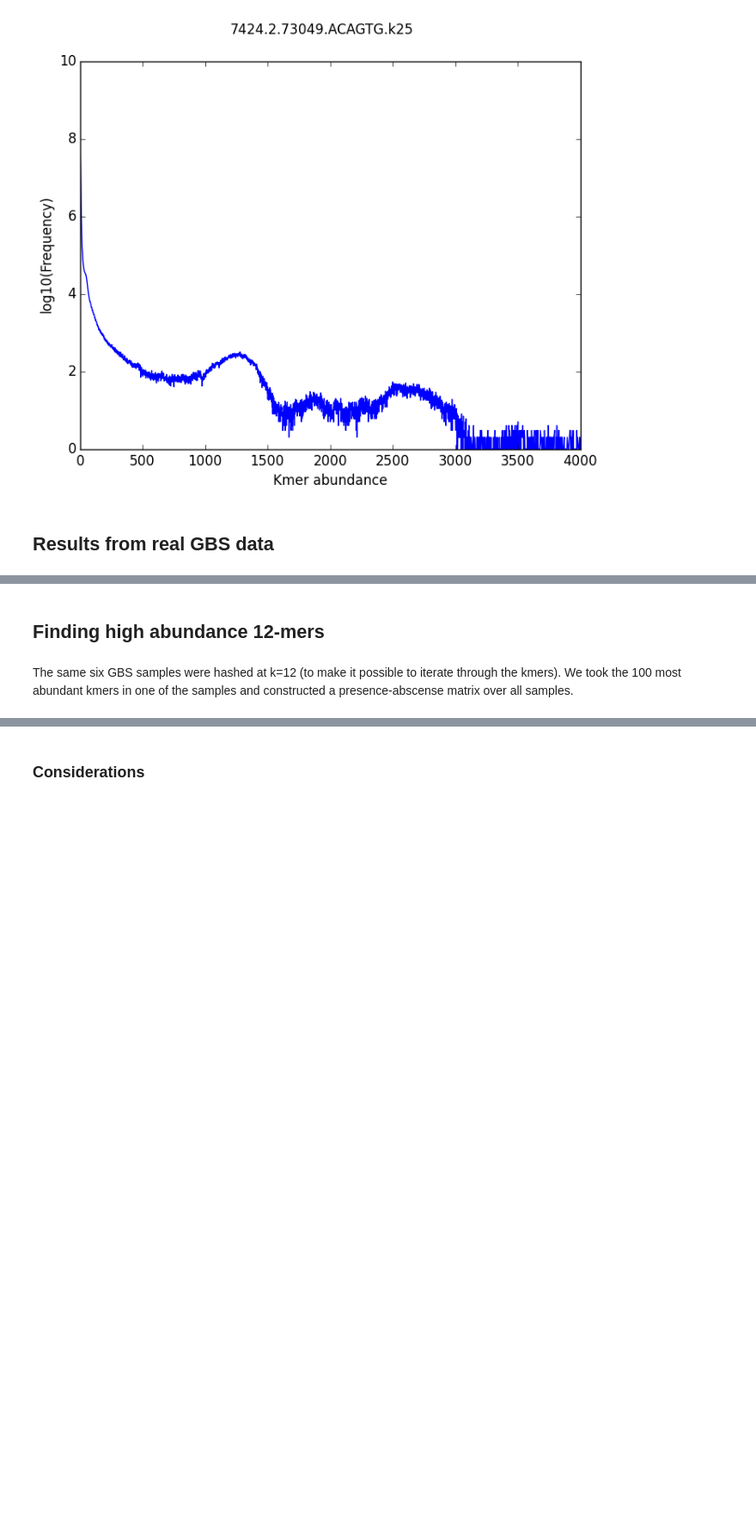
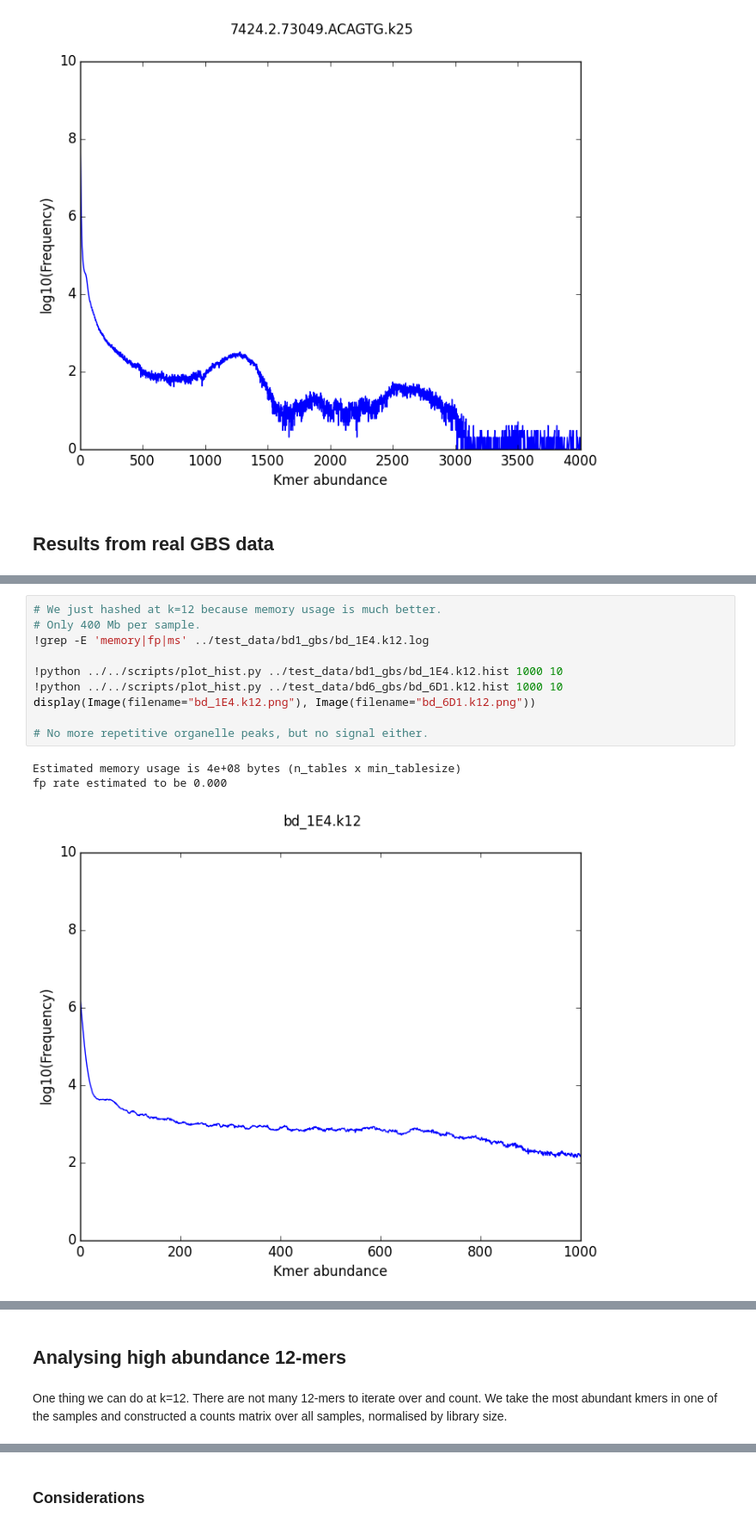
Before and after one commit to digitase/brachy_khmer, a Jupyter notebook: doc/brachy_khmer.ipynb, the cells around one changed output, grey strips where cells are left out. Shown: that part at 86% size. Saved outputs shown, nothing was run; the diff lists cells and outputs as text; blank space fills up the shorter version.

```diff
--- a/doc/brachy_khmer.ipynb
+++ b/doc/brachy_khmer.ipynb
@@ -575,0 +567,14 @@ display(Image(filename="bd1_gbs/bd_1F9.k25.png"), Image(filename="bd6_gbs/bd_6F1
+# %%
+# We just hashed at k=12 because memory usage is much better.
+# Only 400 Mb per sample.
+!grep -E 'memory|fp|ms' ../test_data/bd1_gbs/bd_1E4.k12.log
+
+!python ../../scripts/plot_hist.py ../test_data/bd1_gbs/bd_1E4.k12.hist 1000 10
+!python ../../scripts/plot_hist.py ../test_data/bd6_gbs/bd_6D1.k12.hist 1000 10
+display(Image(filename="bd_1E4.k12.png"), Image(filename="bd_6D1.k12.png"))
+
+# No more repetitive organelle peaks, but no signal either.
+# %% [output]
+Estimated memory usage is 4e+08 bytes (n_tables x min_tablesize)
+fp rate estimated to be 0.000
+[figure, added]
@@ -576,5 +582,6 @@ display(Image(filename="bd1_gbs/bd_1F9.k25.png"), Image(filename="bd6_gbs/bd_6F1
 # %% [markdown]
-## Finding high abundance 12-mers
+## Analysing high abundance 12-mers
 # %% [markdown]
-The same six GBS samples were hashed at k=12 (to make it possible to iterate through the kmers).
-We took the 100 most abundant kmers in one of the samples and constructed a presence-abscense matrix over all samples.
+One thing we can do at k=12.
+There are not many 12-mers to iterate over and count.
+We take the most abundant kmers in one of the samples and constructed a counts matrix over all samples, normalised by library size.
```
Also changed, not shown: parts of 22 cells of this notebook, 2 other files.
